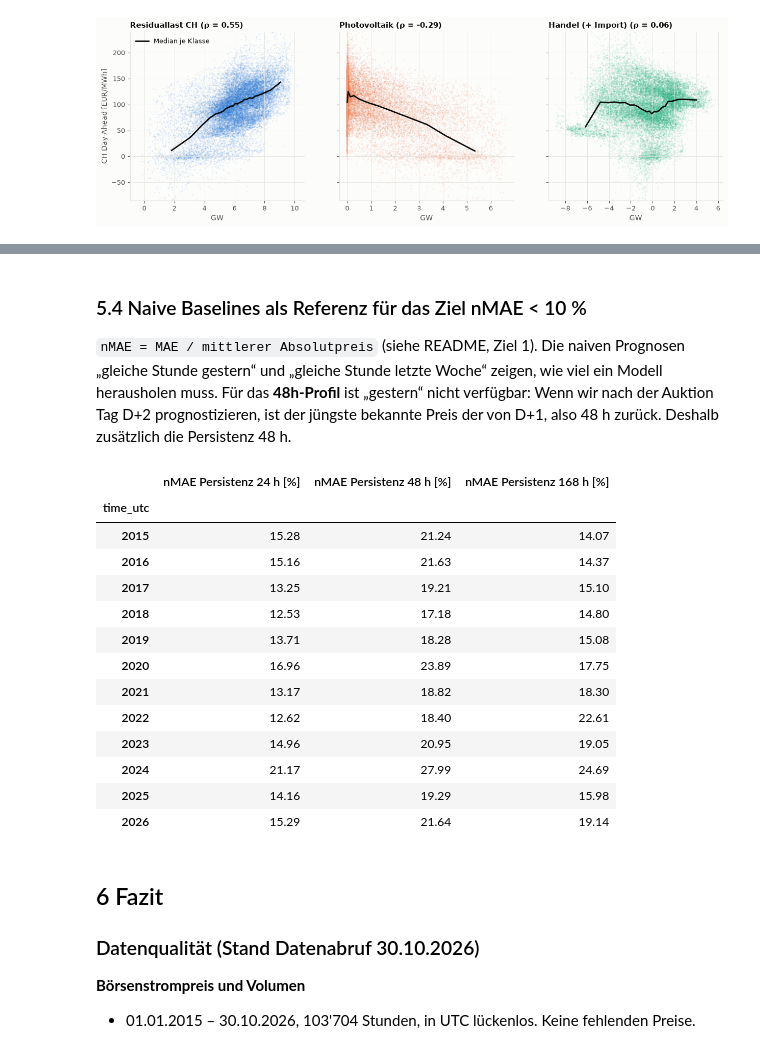
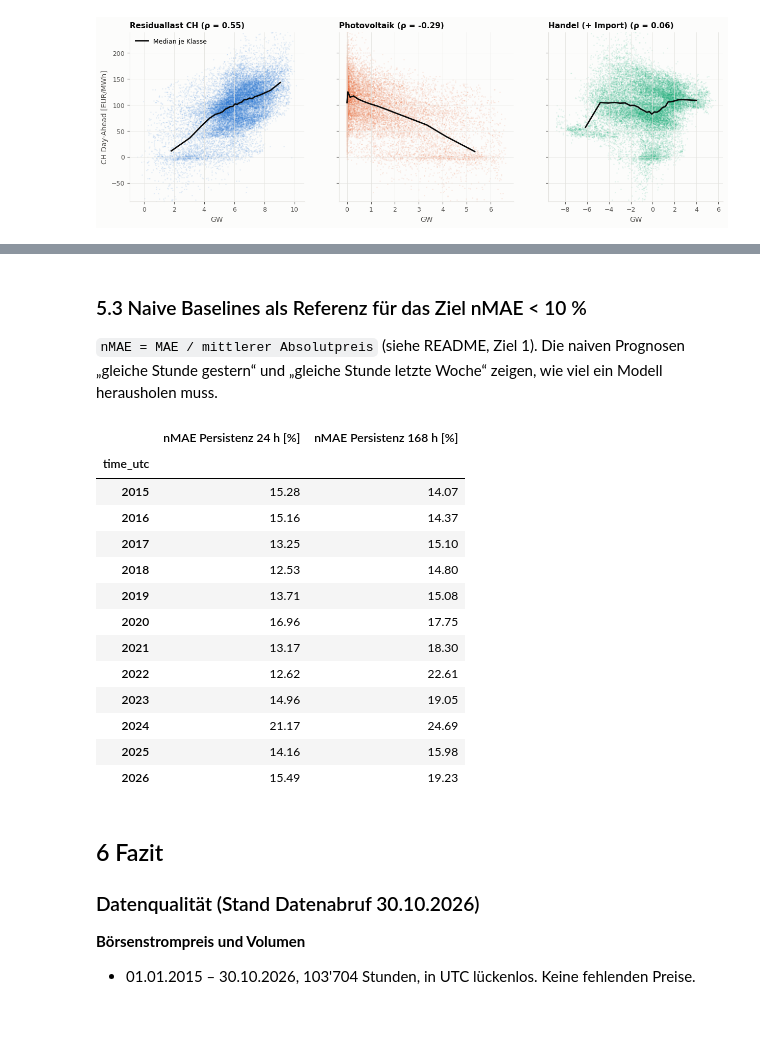
Before and after one commit to aaron04648/AI-EMS, a Jupyter notebook: notebooks/01_data_understanding.ipynb, the cells around one changed output, grey strips where cells are left out. Saved outputs shown, nothing was run; the diff lists cells and outputs as text; code cells hidden in the pictures; blank space fills up the shorter version.

```diff
--- a/notebooks/01_data_understanding.ipynb
+++ b/notebooks/01_data_understanding.ipynb
@@ -611,23 +639,17 @@ Abhängigkeit vom Ausland ist ein wichtiger Grund, warum der CH-Preis eng an den
 gen_m = (gen * step_h).tz_convert(TZ).resample("MS").sum() / 1e3  # GWh
 load_m = (power["Last"] * step_h).tz_convert(TZ).resample("MS").sum() / 1e3
 trade_m = (power["Grenzüberschreitender Stromhandel"] * step_h).tz_convert(TZ).resample("MS").sum() / 1e3
-# Laufender Monat ist bei Pronovo noch nicht publiziert
-last_full = (power.index.max() + pd.Timedelta("15min")).tz_convert(TZ).normalize().replace(day=1)
-gen_m, load_m, trade_m = gen_m[gen_m.index < last_full], load_m[load_m.index < last_full], trade_m[trade_m.index < last_full]
 
-fig, axes = plt.subplots(2, 1, figsize=(12, 7.5), sharex=True, gridspec_kw={"height_ratios": [1.6, 1]})
+fig, ax = plt.subplots(figsize=(12, 4.5))
+bottom = np.zeros(len(gen_m))
 for i, col in enumerate(gen_m.columns):
-    axes[0].plot(gen_m.index, gen_m[col], color=COLORS[i % len(COLORS)], label=col, marker="o", markersize=2.5)
-axes[0].set_title("Monatliche Erzeugung je Energieträger")
-axes[0].set_ylabel("GWh")
-axes[0].legend(loc="upper left", bbox_to_anchor=(1, 1))
-
-axes[1].plot(gen_m.index, gen_m.sum(axis=1), color=COLORS[0], label="Erzeugung gesamt")
-axes[1].plot(load_m.index, load_m, color=INK, label="Last")
-axes[1].plot(trade_m.index, trade_m, color=COLORS[7], linestyle="--", label="Handel (+ Import)")
-axes[1].axhline(0, color=INK_2, linewidth=0.8)
-axes[1].set_title("Erzeugung, Last und Handelssaldo")
-axes[1].set_ylabel("GWh")
-axes[1].legend(loc="upper left", bbox_to_anchor=(1, 1))
+    ax.bar(gen_m.index, gen_m[col], bottom=bottom, width=25, color=COLORS[i % len(COLORS)], label=col)
+    bottom += gen_m[col].to_numpy()
+ax.plot(load_m.index, load_m, color=INK, label="Last")
+ax.plot(trade_m.index, trade_m, color=COLORS[7], linestyle="--", label="Handel (+ Import)")
+ax.axhline(0, color=INK_2, linewidth=0.8)
+ax.set_title("Monatliche Erzeugung, Last und Handelssaldo")
+ax.set_ylabel("GWh")
+ax.legend(ncols=5, loc="upper center", bbox_to_anchor=(0.5, -0.1))
 save(fig, "08_strommix_monat.png")
 # %% [output]
@@ -639,15 +659,12 @@ Linie = Median, Band = 25.–75. Perzentil je Stunde.
 # %%
 last_year = int(energy_y.index[-2]) if NOW.year in energy_y.index else int(energy_y.index[-1])
-sub = gen[gen.index.tz_convert(TZ).year == last_year] / 1e3  # GW
+sub = gen[gen.index.tz_convert(TZ).year == last_year]
 loc = sub.index.tz_convert(TZ)
-fig, axes = plt.subplots(1, 2, figsize=(13, 4.3), sharey=True)
+fig, axes = plt.subplots(1, 2, figsize=(13, 4), sharey=True)
 for ax, months, title in zip(axes, ([12, 1, 2], [6, 7, 8]), ("Winter (Dez–Feb)", "Sommer (Jun–Aug)")):
-    m = np.isin(loc.month, months)
-    q = sub[m].groupby(loc[m].hour).quantile([0.25, 0.5, 0.75]).unstack()
-    for i, col in enumerate(sub.columns):
-        c = COLORS[i % len(COLORS)]
-        ax.fill_between(q.index, q[(col, 0.25)], q[(col, 0.75)], color=c, alpha=0.18, linewidth=0)
-        ax.plot(q.index, q[(col, 0.5)], color=c, label=col)
+    prof = sub[np.isin(loc.month, months)].groupby(loc[np.isin(loc.month, months)].hour).mean() / 1e3
+    ax.stackplot(prof.index, prof.T.to_numpy(), labels=prof.columns,
+                 colors=[COLORS[i % len(COLORS)] for i in range(prof.shape[1])])
     ax.set_title(f"{title} {last_year}")
     ax.set_xlabel("Stunde (Lokalzeit)")
     ax.set_xticks(range(0, 24, 3))
@@ -803,36 +785,36 @@ save(fig, "13_autokorrelation.png")
 # %% [markdown]
-### 5.4 Naive Baselines als Referenz für das Ziel nMAE < 10 %
+### 5.3 Naive Baselines als Referenz für das Ziel nMAE < 10 %
 
 `nMAE = MAE / mittlerer Absolutpreis` (siehe README, Ziel 1). Die naiven Prognosen „gleiche Stunde gestern“
-und „gleiche Stunde letzte Woche“ zeigen, wie viel ein Modell herausholen muss. Für das **48h-Profil** ist
-„gestern“ nicht verfügbar: Wenn wir nach der Auktion Tag D+2 prognostizieren, ist der jüngste bekannte Preis
-der von D+1, also 48 h zurück. Deshalb zusätzlich die Persistenz 48 h.
+und „gleiche Stunde letzte Woche“ zeigen, wie viel ein Modell herausholen muss.
 # %%
 def nmae(y, yhat):
     pair = pd.concat([y, yhat], axis=1).dropna()
     return 100 * (pair.iloc[:, 0] - pair.iloc[:, 1]).abs().mean() / pair.iloc[:, 0].abs().mean()
 
 
 s_all = price_h["price"].asfreq("1h")
 yr = s_all.index.tz_convert(TZ).year
-base = pd.DataFrame({f"nMAE Persistenz {h} h [%]": s_all.groupby(yr).apply(lambda y, h=h: nmae(y, s_all.shift(h).loc[y.index]))
-                     for h in (24, 48, 168)})
+base = pd.DataFrame({
+    "nMAE Persistenz 24 h [%]": s_all.groupby(yr).apply(lambda y: nmae(y, s_all.shift(24).loc[y.index])),
+    "nMAE Persistenz 168 h [%]": s_all.groupby(yr).apply(lambda y: nmae(y, s_all.shift(168).loc[y.index])),
+})
 base
 # %% [output]
-|  | nMAE Persistenz 24 h [%] | nMAE Persistenz 48 h [%] | nMAE Persistenz 168 h [%] |
-| time_utc |  |  |  |
-| 2015 | 15.28 | 21.24 | 14.07 |
-| 2016 | 15.16 | 21.63 | 14.37 |
-| 2017 | 13.25 | 19.21 | 15.10 |
-| 2018 | 12.53 | 17.18 | 14.80 |
-| 2019 | 13.71 | 18.28 | 15.08 |
-| 2020 | 16.96 | 23.89 | 17.75 |
-| 2021 | 13.17 | 18.82 | 18.30 |
-| 2022 | 12.62 | 18.40 | 22.61 |
-| 2023 | 14.96 | 20.95 | 19.05 |
-| 2024 | 21.17 | 27.99 | 24.69 |
-| 2025 | 14.16 | 19.29 | 15.98 |
-| 2026 | 15.29 | 21.64 | 19.14 |
+|  | nMAE Persistenz 24 h [%] | nMAE Persistenz 168 h [%] |
+| time_utc |  |  |
+| 2015 | 15.28 | 14.07 |
+| 2016 | 15.16 | 14.37 |
+| 2017 | 13.25 | 15.10 |
+| 2018 | 12.53 | 14.80 |
+| 2019 | 13.71 | 15.08 |
+| 2020 | 16.96 | 17.75 |
+| 2021 | 13.17 | 18.30 |
+| 2022 | 12.62 | 22.61 |
+| 2023 | 14.96 | 19.05 |
+| 2024 | 21.17 | 24.69 |
+| 2025 | 14.16 | 15.98 |
+| 2026 | 15.49 | 19.23 |
 # %% [markdown]
 ## 6 Fazit
 
```
Also changed, not shown: parts of 27 cells of this notebook, 15 other files.
